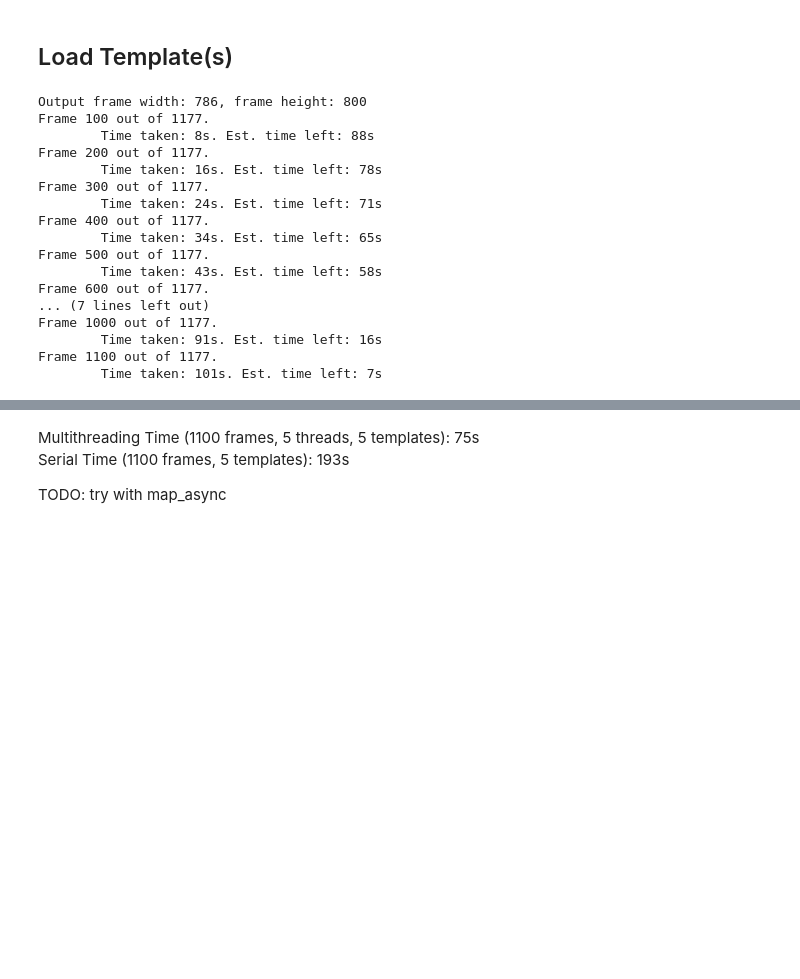
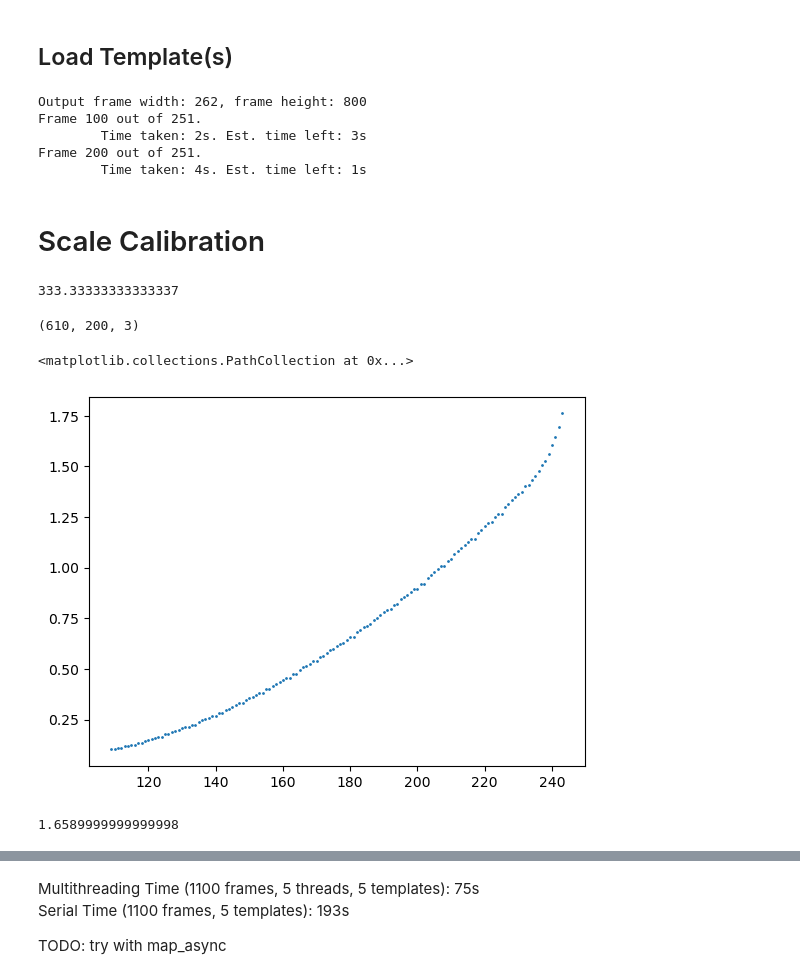
Before and after one commit to SamuelFoo/tracker, a Jupyter notebook: tracker.ipynb, the cells around one changed output, grey strips where cells are left out. Cells and saved outputs as stored; diff of their text form; code cells hidden in the pictures; blank space fills up the shorter version.

Commit message:
calibration

```diff
--- a/tracker.ipynb
+++ b/tracker.ipynb
@@ -114,7 +199,7 @@ templates.clear()
 # %% [markdown]
 ## Load Template(s)
 # %%
-templatesDir = Path("templates")
+templatesDir = Path("templates_ball")
 imgPaths = templatesDir.glob("*.jpg")
 
 templates = []
@@ -140,21 +225,21 @@ def getTemplateMatches(frame, template, confidenceThresh):
 
     return boxes, confidences
 
-def getOutputVidFrameSize(vidPath, cropROI, outputHeight):
+def getOutputVidFrameSize(vidPath, pipeline, outputHeight):
     cap = cv2.VideoCapture(vidPath)
     _, frame = cap.read()
-    frame = cropWithROI(frame, cropROI)
+    frame = pipeline(frame)
     frame = imutils.resize(frame, height=outputHeight)
     return frame.shape[-2::-1]
 # %%
-VID_PATH = "video.mov"
+VID_PATH = "ball1.MP4"
 OUTPUT_VID_PATH = "output.MP4"
 OUTPUT_HEIGHT = 800
 
 NMS_THRESHOLD = 0.7
 CONFIDENCE_THRESHOLD = 0.8
 
-IMSHOW_FLAG = False
+IMSHOW_FLAG = True
 WRITE_FLAG = True
 
 num_cpu = multiprocessing.cpu_count() - 1
@@ -166,9 +251,14 @@ totalFrames = cap.get(cv2.CAP_PROP_FRAME_COUNT)
 frameCount = 0
 startTime = time.time()
 
-frameWidth, frameHeight = getOutputVidFrameSize(VID_PATH, crop_roi, OUTPUT_HEIGHT)
+frameWidth, frameHeight = getOutputVidFrameSize(VID_PATH, pipeline, OUTPUT_HEIGHT)
 out = cv2.VideoWriter(OUTPUT_VID_PATH, cv2.VideoWriter_fourcc(*"mp4v"), cap.get(cv2.CAP_PROP_FPS), (frameWidth,frameHeight))
 print(f"Output frame width: {frameWidth}, frame height: {frameHeight}")
+
+saveFrames = []
+saveBoxes = []
+
+pipeline = lambda frame: cv2.warpPerspective(cropWithROI(frame, crop_roi), M, (imgWidth, imgHeight))
 
 ret, frame = cap.read()
 while ret:
@@ -178,7 +268,7 @@ while ret:
         print(f"Frame {frameCount} out of {round(totalFrames)}.")
         print(f"\tTime taken: {round(elapsedTime)}s. Est. time left: {round(estTimeLeft)}s")
 
-    img_rgb = cropWithROI(frame, crop_roi)
+    img_rgb = pipeline(frame)
 
     # Multithreading
     mapIterable = []
@@ -203,6 +293,10 @@ while ret:
     boxes = [boxes[idx] for idx in indices]
     confidences = [confidences[idx] for idx in indices]
 
+    if boxes:
+        saveFrames.append(frameCount)
+        saveBoxes.append(boxes[0].copy())
+
     for box in boxes:
         cv2.rectangle(img_rgb, box[:2], box[2:], (0,0,255), 2)
 
@@ -224,20 +318,8 @@ cv2.destroyAllWindows()
 out.release()
 cap.release()
 # %% [output]
-Output frame width: 786, frame height: 800
-Frame 100 out of 1177.
-        Time taken: 8s. Est. time left: 88s
-Frame 200 out of 1177.
-        Time taken: 16s. Est. time left: 78s
-Frame 300 out of 1177.
-        Time taken: 24s. Est. time left: 71s
-Frame 400 out of 1177.
-        Time taken: 34s. Est. time left: 65s
-Frame 500 out of 1177.
-        Time taken: 43s. Est. time left: 58s
-Frame 600 out of 1177.
-... (7 lines left out)
-Frame 1000 out of 1177.
-        Time taken: 91s. Est. time left: 16s
-Frame 1100 out of 1177.
-        Time taken: 101s. Est. time left: 7s
+Output frame width: 262, frame height: 800
+Frame 100 out of 251.
+        Time taken: 2s. Est. time left: 3s
+Frame 200 out of 251.
+        Time taken: 4s. Est. time left: 1s
@@ -243,0 +334,33 @@ Frame 1100 out of 1177.
+# %% [markdown]
+# Scale Calibration
+# %%
+cap = cv2.VideoCapture(VID_PATH)
+ret, frame = cap.read()
+
+img_rgb = pipeline(frame)
+
+# CalibWin = CalibWindow("Calibration", img_rgb)
+# CalibWin.displayWindow()
+# calibPoints = CalibWin.calibPoints
+# calibLength = 0.60
+# scale = CalibWin.getCalibScale(calibLength)
+# key = cv2.waitKey(0)
+
+scale = img_rgb.shape[1]/objWidth
+scale
+# %% [output]
+333.33333333333337
+# %%
+img_rgb.shape
+# %% [output]
+(610, 200, 3)
+# %%
+coords = np.array([[(b[0]+b[2])/2, (b[1]+b[3])/2] for b in saveBoxes])/scale
+plt.scatter(saveFrames[::1], coords[:,1][::1], s=1)
+# %% [output]
+<matplotlib.collections.PathCollection at 0x...>
+[figure, added]
+# %%
+coords[:,1].max() - coords[:,1].min()
+# %% [output]
+1.6589999999999998
```
Also changed, not shown: parts of 16 cells of this notebook, 1 other file.
